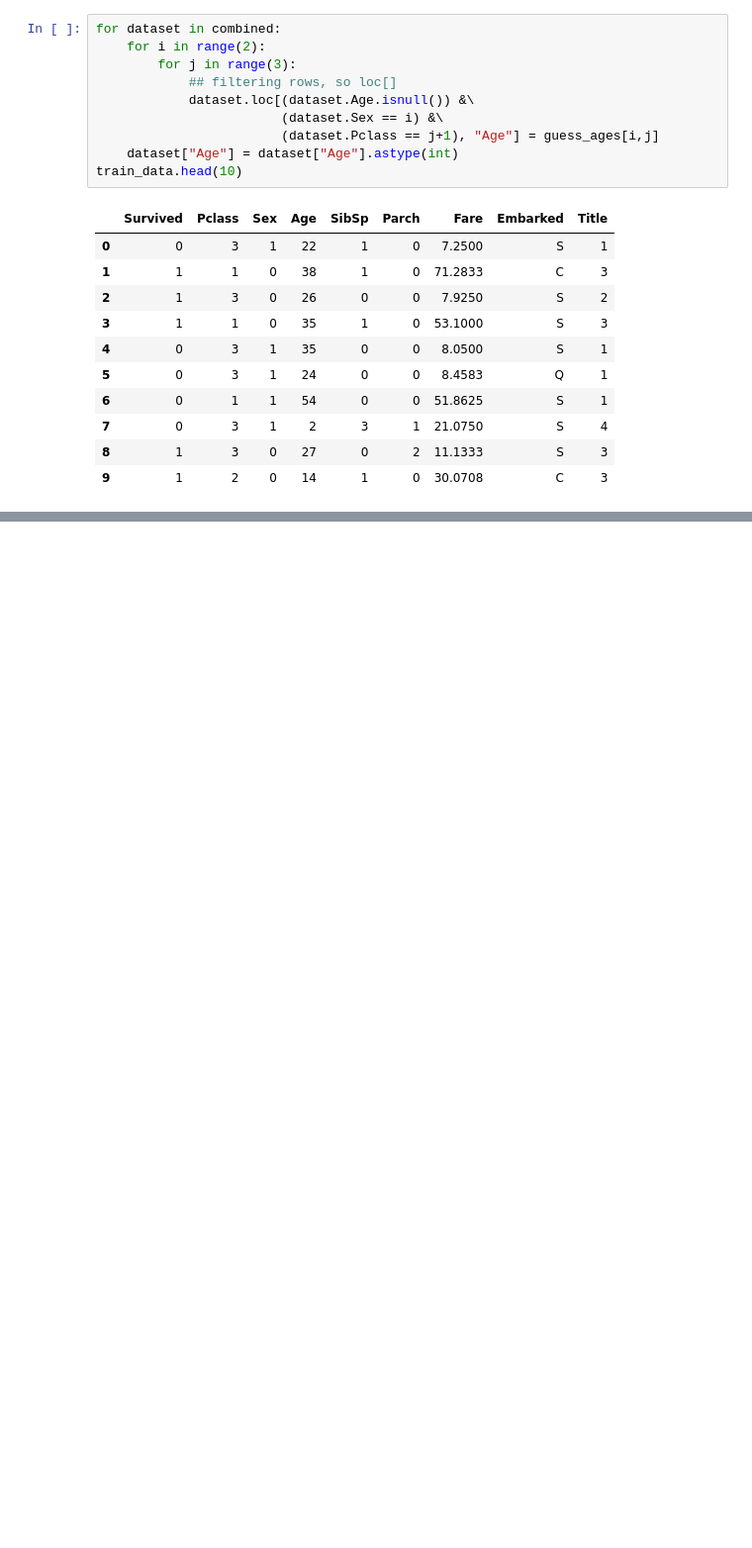
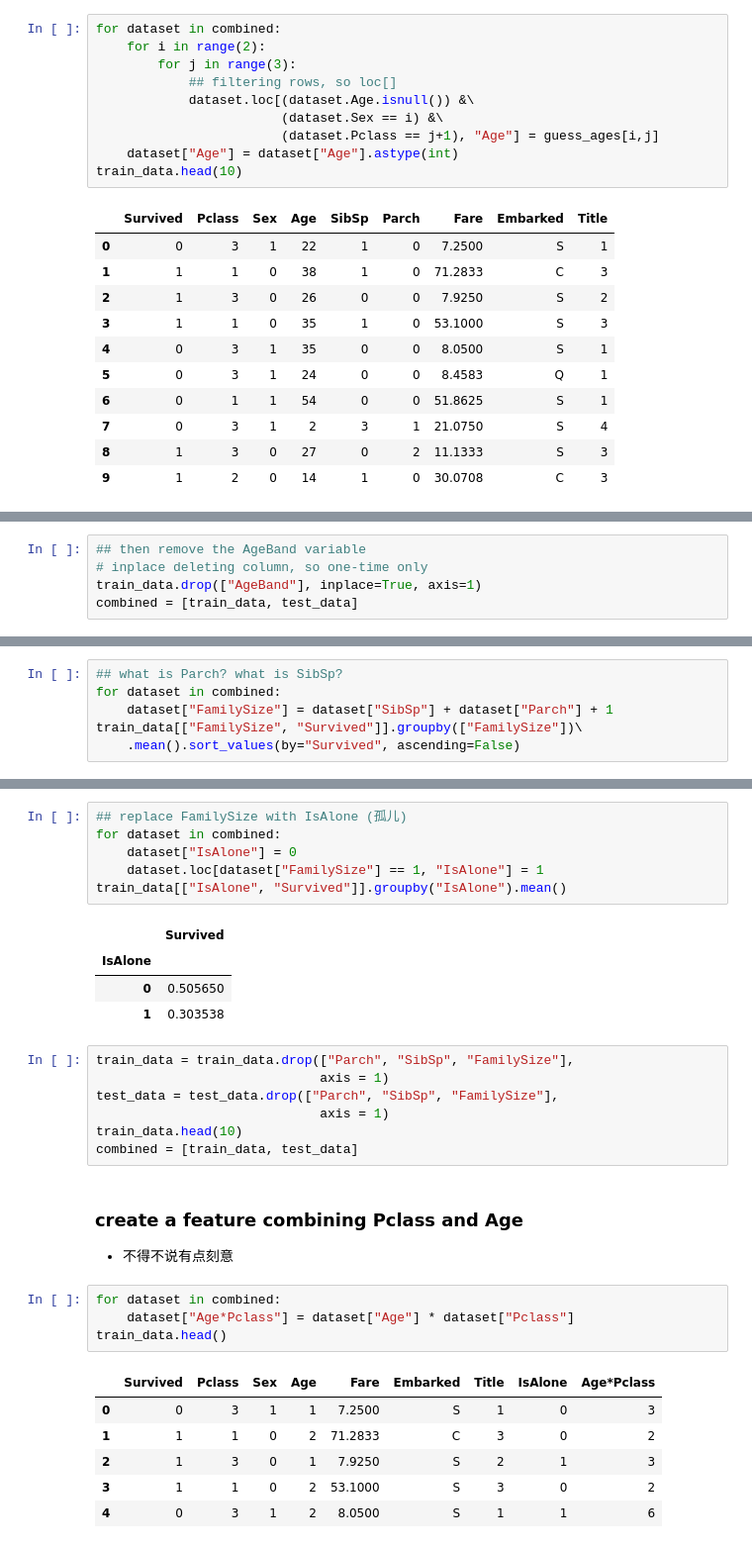
Before and after one commit to gli81/kaggle, a Jupyter notebook: Titanic-Machine-Learning-from-Disaster/titanic.ipynb, the cells around one changed output, grey strips where cells are left out. Shown at 99% size. Drawn from its saved outputs; the diff is of its cells as text; blank space fills up the shorter version.

```diff
--- a/Titanic-Machine-Learning-from-Disaster/titanic.ipynb
+++ b/Titanic-Machine-Learning-from-Disaster/titanic.ipynb
@@ -362,0 +391,5 @@ train_data.head(10)
+# %%
+## then remove the AgeBand variable
+# inplace deleting column, so one-time only
+train_data.drop(["AgeBand"], inplace=True, axis=1)
+combined = [train_data, test_data]
@@ -362,0 +399,6 @@ train_data.head(10)
+# %%
+## what is Parch? what is SibSp?
+for dataset in combined:
+    dataset["FamilySize"] = dataset["SibSp"] + dataset["Parch"] + 1
+train_data[["FamilySize", "Survived"]].groupby(["FamilySize"])\
+    .mean().sort_values(by="Survived", ascending=False)
@@ -362,0 +417,32 @@ train_data.head(10)
+# %%
+## replace FamilySize with IsAlone (孤儿)
+for dataset in combined:
+    dataset["IsAlone"] = 0
+    dataset.loc[dataset["FamilySize"] == 1, "IsAlone"] = 1
+train_data[["IsAlone", "Survived"]].groupby("IsAlone").mean()
+# %% [output]
+|  | Survived |
+| IsAlone |  |
+| 0 | 0.505650 |
+| 1 | 0.303538 |
+# %%
+train_data = train_data.drop(["Parch", "SibSp", "FamilySize"],
+                             axis = 1)
+test_data = test_data.drop(["Parch", "SibSp", "FamilySize"],
+                             axis = 1)
+train_data.head(10)
+combined = [train_data, test_data]
+# %% [markdown]
+### create a feature combining Pclass and Age
+- 不得不说有点刻意
+# %%
+for dataset in combined:
+    dataset["Age*Pclass"] = dataset["Age"] * dataset["Pclass"]
+train_data.head()
+# %% [output]
+|  | Survived | Pclass | Sex | Age | Fare | Embarked | Title | IsAlone | Age*Pclass |
+| 0 | 0 | 3 | 1 | 1 | 7.2500 | S | 1 | 0 | 3 |
+| 1 | 1 | 1 | 0 | 2 | 71.2833 | C | 3 | 0 | 2 |
+| 2 | 1 | 3 | 0 | 1 | 7.9250 | S | 2 | 1 | 3 |
+| 3 | 1 | 1 | 0 | 2 | 53.1000 | S | 3 | 0 | 2 |
+| 4 | 0 | 3 | 1 | 2 | 8.0500 | S | 1 | 1 | 6 |
```
Also changed, not shown: parts of 8 cells of this notebook.
